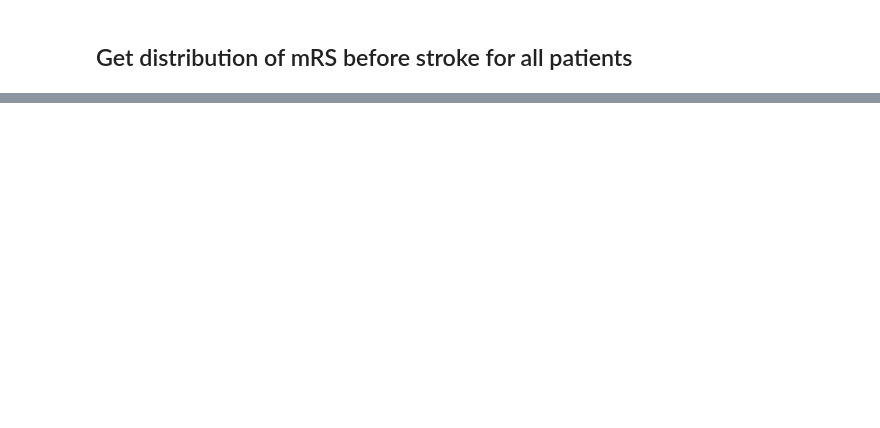
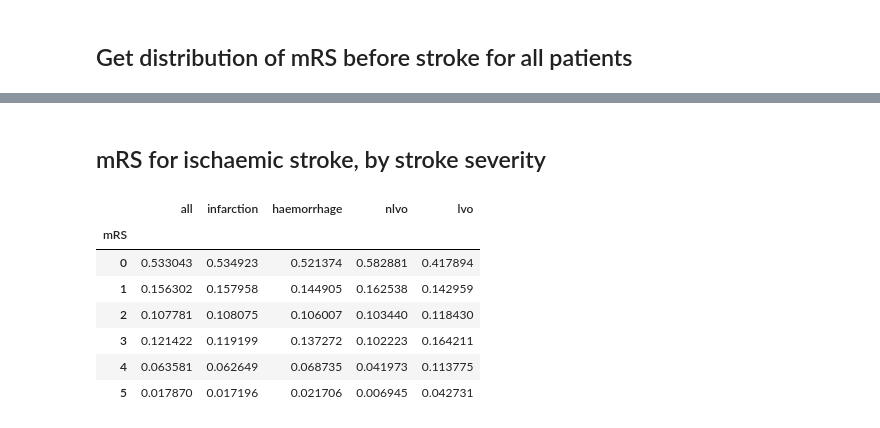
Before and after one commit to samuel-book/samuel-1, a Jupyter notebook: _sources/descriptive_stats/08_prestroke_mrs.ipynb, the cells around one changed output, grey strips where cells are left out. Saved outputs shown, nothing was run; the diff lists cells and outputs as text; code cells hidden in the pictures; blank space fills up the shorter version.

```diff
--- a/_sources/descriptive_stats/08_prestroke_mrs.ipynb
+++ b/_sources/descriptive_stats/08_prestroke_mrs.ipynb
@@ -89,3 +65,29 @@ results_lvo
+# %% [markdown]
+## mRS for ischaemic stroke, by stroke severity
+# %%
+# NIHSS 0-10 is a surrogate for non large vessel occlusions
+mask = data['S2NihssArrival'] < 11
+count, division = np.histogram(
+    data[mask]['S2RankinBeforeStroke'], bins=range(0,7))
+results['nlvo'] = count / count.sum()
+
+# NIHSS 11+ is a surrogate for non large vessel occlusions
+mask = data['S2NihssArrival'] > 10
+count, division = np.histogram(
+    data[mask]['S2RankinBeforeStroke'], bins=range(0,7))
+results['lvo'] = count / count.sum()
+
+# Show results
+results
+# %% [output]
+|  | all | infarction | haemorrhage | nlvo | lvo |
+| mRS |  |  |  |  |  |
+| 0 | 0.533043 | 0.534923 | 0.521374 | 0.582881 | 0.417894 |
+| 1 | 0.156302 | 0.157958 | 0.144905 | 0.162538 | 0.142959 |
+| 2 | 0.107781 | 0.108075 | 0.106007 | 0.103440 | 0.118430 |
+| 3 | 0.121422 | 0.119199 | 0.137272 | 0.102223 | 0.164211 |
+| 4 | 0.063581 | 0.062649 | 0.068735 | 0.041973 | 0.113775 |
+| 5 | 0.017870 | 0.017196 | 0.021706 | 0.006945 | 0.042731 |
 # %%
 fig = plt.figure(figsize=(5,5))
 ax = fig.add_subplot()
```
Also changed, not shown: parts of 13 cells of this notebook, 11 other files.
